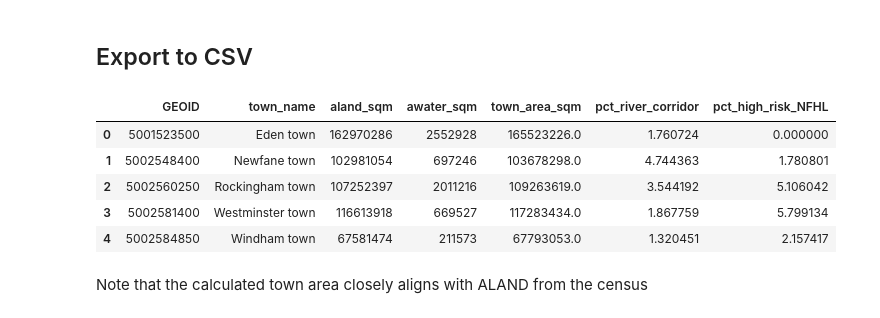
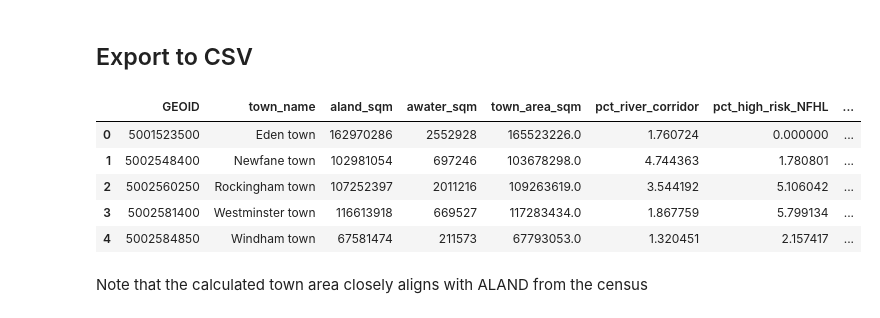
Before and after one commit to jakedurell/hazard-funding-comp, a Jupyter notebook: notebooks/01_etl_gis.ipynb, the cells around one changed output. Cells and saved outputs as stored; diff of their text form; code cells hidden in the pictures.

Commit message:
feat(etl_gis): add NFHL mapping coverage flag to town-level data

```diff
--- a/notebooks/01_etl_gis.ipynb
+++ b/notebooks/01_etl_gis.ipynb
@@ -239,7 +240,8 @@ Convert map data to an equal-area projection before making calculations
 # %%
 # reproject all to equal-area CRS for accurate area calculations
 gdf_census_proj = gdf_census.to_crs("EPSG:5070")
+gdf_flood_proj = gdf_flood.to_crs("EPSG:5070")
 gdf_rc_proj = gdf_rc.to_crs("EPSG:5070")
 gdf_high_risk_proj = gdf_high_risk.to_crs("EPSG:5070")
-print(gdf_census_proj.crs, gdf_rc_proj.crs, gdf_high_risk_proj.crs)
+print(gdf_census_proj.crs, gdf_flood_proj.crs, gdf_rc_proj.crs, gdf_high_risk_proj.crs)
 # %% [output]
@@ -249,0 +260,34 @@ gdf_census_proj["town_area_sqm"] = gdf_census_proj.geometry.area
+# %%
+# add NFHL missing flag
+
+# calculate area of intersection between each town and all flood zones
+gdf_census_proj["nfhl_intersect_area"] = 0.0
+
+for idx, town in gdf_census_proj.iterrows():
+    # intersect with all flood zones
+    intersection = gpd.overlay(
+        gpd.GeoDataFrame([town], crs=gdf_census_proj.crs),
+        gdf_flood_proj,
+        how="intersection",
+    )
+    # sum area of intersection
+    intersect_area = intersection.geometry.area.sum()
+    gdf_census_proj.at[idx, "nfhl_intersect_area"] = intersect_area
+
+# set a threshold, else the flag will be set for a single point, and every surrounding town will be flagged as covered by NFHL
+# a 0.01 threshold removes most of the false positives, but 5% removes the two remaining false positives
+gdf_census_proj["nfhl_covered_flag"] = (
+    (gdf_census_proj["nfhl_intersect_area"] / gdf_census_proj["town_area_sqm"])
+    > 0.05  # 5%
+).astype(int)
+
+# plot the flag to confirm
+gdf_census_proj.plot(
+    column="nfhl_covered_flag",
+    cmap="coolwarm",
+    legend=True,
+    figsize=(8, 8),
+    edgecolor="black",
+)
+plt.title("NFHL Mapping Coverage by Town (Red = Mapped)")
+plt.show()
@@ -280,36 +326,37 @@ gdf_census_proj["pct_high_risk_NFHL"] = flood_percents
 # %%
 # save to a new df for export
 town_df = gdf_census_proj[
     [
         "GEOID",
         "NAMELSAD",
         "ALAND",
         "AWATER",
         "town_area_sqm",
         "pct_river_corridor",
         "pct_high_risk_NFHL",
+        "nfhl_covered_flag",
     ]
 ].rename(
     columns={
         "NAMELSAD": "town_name",
         "ALAND": "aland_sqm",
         "AWATER": "awater_sqm",
     }
 )
 # round town_area_sqm to nearest whole number for easier interpretation
 town_df.loc[:, "town_area_sqm"] = town_df["town_area_sqm"].round(0).astype(int)
 
 # display, alphabetize, and export
 display(town_df.head())
 town_df = town_df.sort_values("town_name")
 town_df.to_csv("../data/cleaned/town_flood_risk.csv", index=False)
 # %% [output]
-|  | GEOID | town_name | aland_sqm | awater_sqm | town_area_sqm | pct_river_corridor | pct_high_risk_NFHL |
-| 0 | 5001523500 | Eden town | 162970286 | 2552928 | 165523226.0 | 1.760724 | 0.000000 |
-| 1 | 5002548400 | Newfane town | 102981054 | 697246 | 103678298.0 | 4.744363 | 1.780801 |
-| 2 | 5002560250 | Rockingham town | 107252397 | 2011216 | 109263619.0 | 3.544192 | 5.106042 |
-| 3 | 5002581400 | Westminster town | 116613918 | 669527 | 117283434.0 | 1.867759 | 5.799134 |
-| 4 | 5002584850 | Windham town | 67581474 | 211573 | 67793053.0 | 1.320451 | 2.157417 |
+|  | GEOID | town_name | aland_sqm | awater_sqm | town_area_sqm | pct_river_corridor | pct_high_risk_NFHL | ... |
+| 0 | 5001523500 | Eden town | 162970286 | 2552928 | 165523226.0 | 1.760724 | 0.000000 | ... |
+| 1 | 5002548400 | Newfane town | 102981054 | 697246 | 103678298.0 | 4.744363 | 1.780801 | ... |
+| 2 | 5002560250 | Rockingham town | 107252397 | 2011216 | 109263619.0 | 3.544192 | 5.106042 | ... |
+| 3 | 5002581400 | Westminster town | 116613918 | 669527 | 117283434.0 | 1.867759 | 5.799134 | ... |
+| 4 | 5002584850 | Windham town | 67581474 | 211573 | 67793053.0 | 1.320451 | 2.157417 | ... |
 # %% [markdown]
 Note that the calculated town area closely aligns with ALAND from the census
 # %%
```
Also changed, not shown: parts of 6 cells of this notebook, 4 other files.
